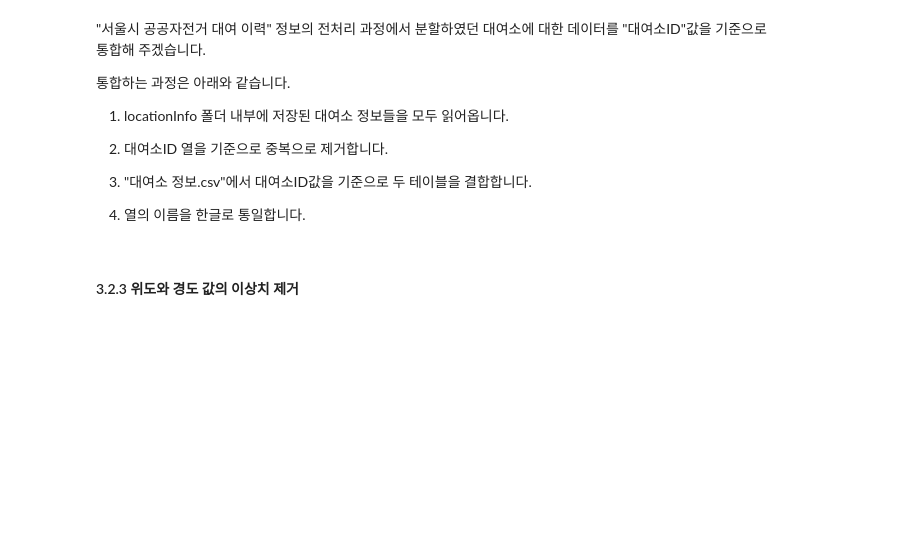
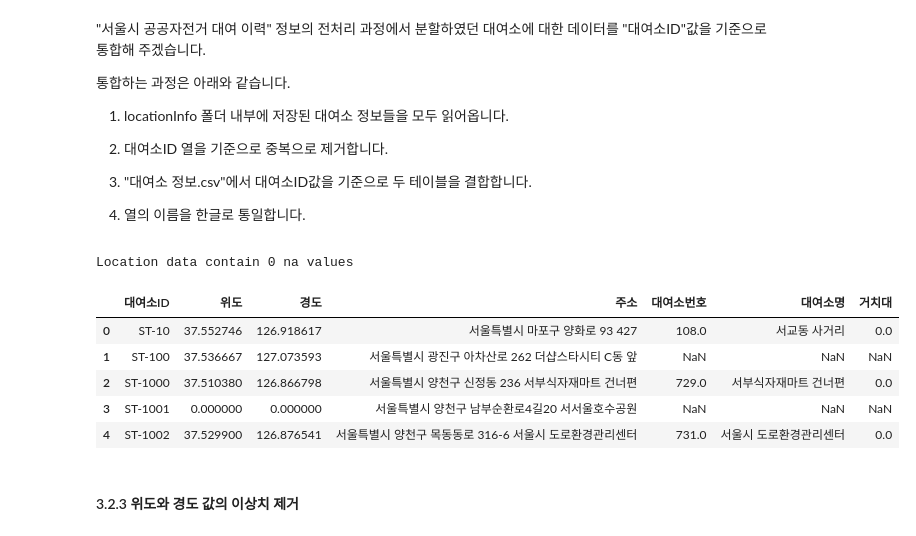
Before and after one commit to jaewonE/Minimizing-bicycle-rearrangement-through-public-bicycle-data-analysis, a Jupyter notebook: 12조 최종보고서.ipynb, the cells around one changed output. Drawn from its saved outputs; the diff is of its cells as text; code cells hidden in the pictures; blank space fills up the shorter version.

```diff
--- a/12조 최종보고서.ipynb
+++ b/12조 최종보고서.ipynb
@@ -504,33 +590,40 @@ print(f'Location data contain {location.isna().sum().sum()} na values')
 # %%
 # 폴더의 경로를 설정한다.
 common_table = pd.DataFrame(columns=['대여소ID', '대여소번호', '대여소명', '거치대'])
 
 # 각 csv를 읽어와 대여소ID를 기준으로 중복된 열을 제거한다.
 for file_path, index in csv_iterator(location_info_path):
     table = pd.read_csv(file_path, encoding='UTF-8')
     if (len(common_table) == 0):
         common_table = table
     else:
-        common_table = (pd.concat(
-            [common_table, table], ignore_index=True).drop_duplicates(subset="대여소ID"))
+        common_table = (pd.concat([common_table, table], ignore_index=True).drop_duplicates(subset="대여소ID"))
 
 # 대여소ID를 index로 설정한다.
 common_table = common_table.set_index('대여소ID', drop=True)
 
 # LENDPLACE_ID와 대여소ID값을 기준으로 LEFT JOIN을 수행한다.
 location = pd.merge(location, common_table,
                     left_on='LENDPLACE_ID', right_on='대여소ID', how='left')
 
 # 열의 이름을 한글로 통일해준다.
 location = location.rename(
     columns={'LENDPLACE_ID': '대여소ID', 'STATN_LAT': '위도', 'STATN_LNT': '경도'})
 
 # 필수적으로 필요한 열(대여소ID, 위도, 경도)은 Na값이 없는 것은 확인 할 수 있다.
 print(
     f'Location data contain {location.iloc[:,0:3].isna().sum().sum()} na values')
 
 # 올바르게 합쳐졌음을 확인 할 수 있다.
 location.head(5)
+# %% [output]
+Location data contain 0 na values
+|  | 대여소ID | 위도 | 경도 | 주소 | 대여소번호 | 대여소명 | 거치대 |
+| 0 | ST-10 | 37.552746 | 126.918617 | 서울특별시 마포구 양화로 93 427 | 108.0 | 서교동 사거리 | 0.0 |
+| 1 | ST-100 | 37.536667 | 127.073593 | 서울특별시 광진구 아차산로 262 더샵스타시티 C동 앞 | NaN | NaN | NaN |
+| 2 | ST-1000 | 37.510380 | 126.866798 | 서울특별시 양천구 신정동 236 서부식자재마트 건너편 | 729.0 | 서부식자재마트 건너편 | 0.0 |
+| 3 | ST-1001 | 0.000000 | 0.000000 | 서울특별시 양천구 남부순환로4길20 서서울호수공원 | NaN | NaN | NaN |
+| 4 | ST-1002 | 37.529900 | 126.876541 | 서울특별시 양천구 목동동로 316-6 서울시 도로환경관리센터 | 731.0 | 서울시 도로환경관리센터 | 0.0 |
 # %% [markdown]
 #### 3.2.3 위도와 경도 값의 이상치 제거
 # %% [markdown]
```
Also changed, not shown: parts of 38 cells of this notebook.
